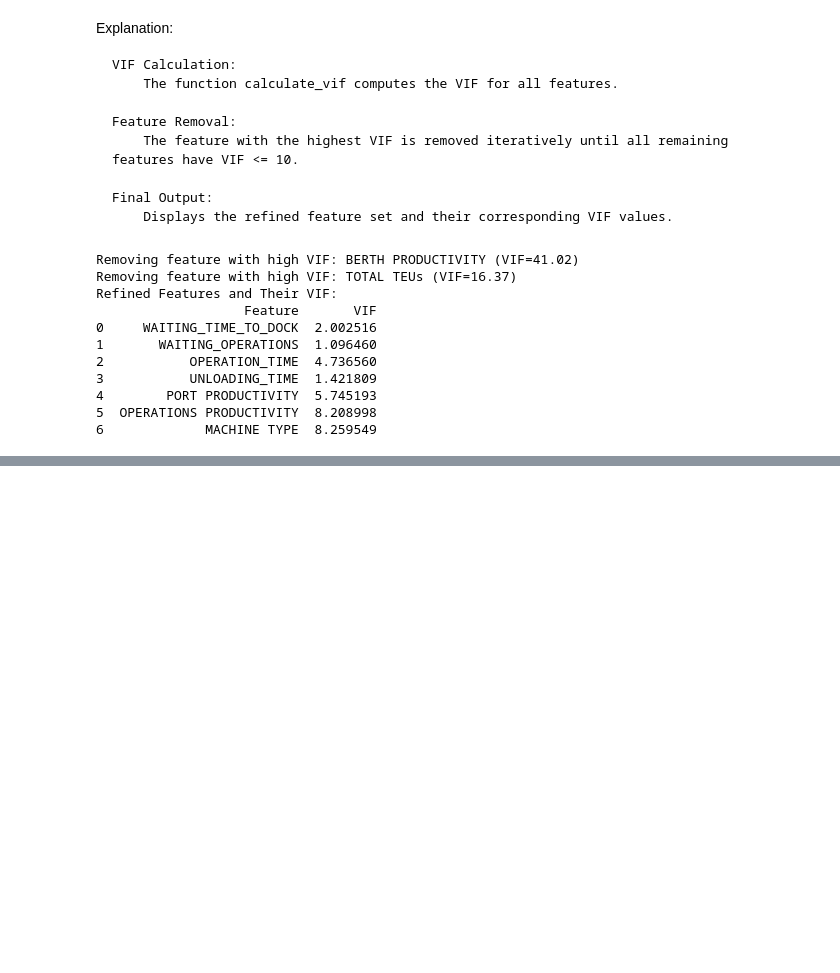
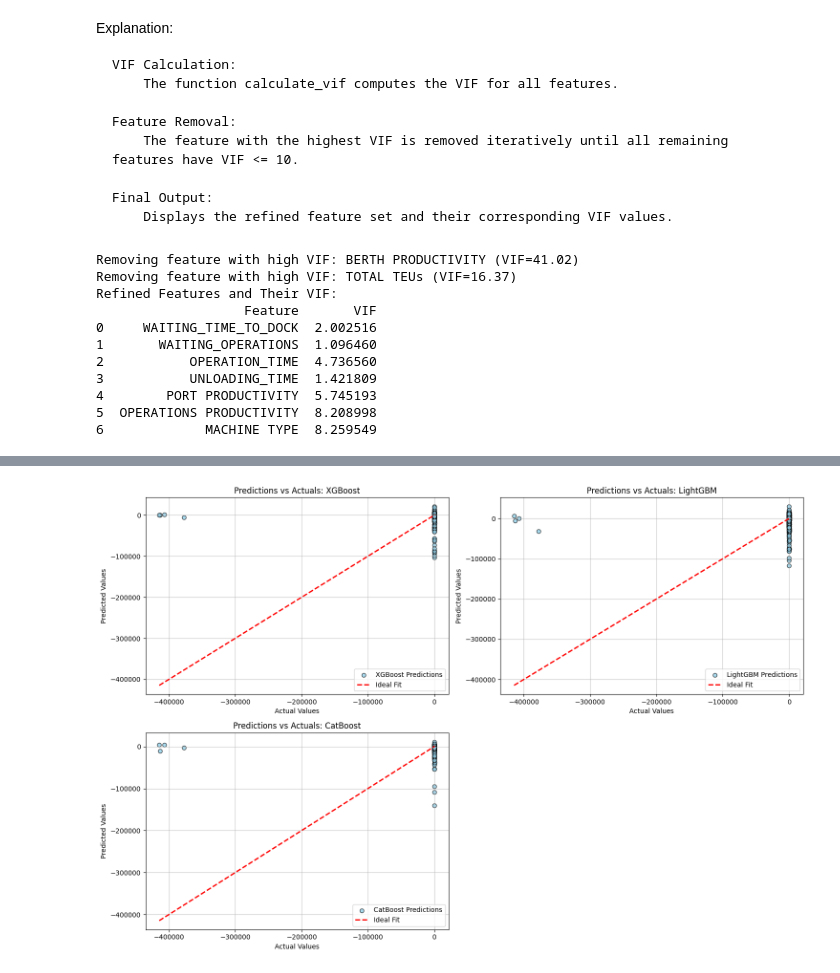
Before and after one commit to Athman-Athman/RESEARCH, a Jupyter notebook: RESEARCH_DATA_ANALYSIS_VTT_NOV_24.ipynb, the cells around one changed output, grey strips where cells are left out. Saved outputs shown, nothing was run; the diff lists cells and outputs as text; code cells hidden in the pictures; blank space fills up the shorter version.

```diff
--- a/RESEARCH_DATA_ANALYSIS_VTT_NOV_24.ipynb
+++ b/RESEARCH_DATA_ANALYSIS_VTT_NOV_24.ipynb
@@ -592,0 +1011,21 @@ Refined Features and Their VIF:
+# %%
+import matplotlib.pyplot as plt
+
+# Visualize predictions vs actual values for all boosting models
+plt.figure(figsize=(15, 10))
+
+for i, (model_name, model) in enumerate(models.items(), 1):
+    y_pred = model.predict(X_test)
+    plt.subplot(2, 2, i)
+    plt.scatter(y_test, y_pred, alpha=0.7, label=f'{model_name} Predictions', color='skyblue', edgecolor='k')
+    plt.plot([y_test.min(), y_test.max()], [y_test.min(), y_test.max()], 'r--', lw=2, label='Ideal Fit')
+    plt.title(f'Predictions vs Actuals: {model_name}')
+    plt.xlabel('Actual Values')
+    plt.ylabel('Predicted Values')
+    plt.legend()
+    plt.grid(alpha=0.7)
+
+plt.tight_layout()
+plt.show()
+# %% [output]
+[figure, added]
```
Also changed, not shown: parts of 13 cells of this notebook.
